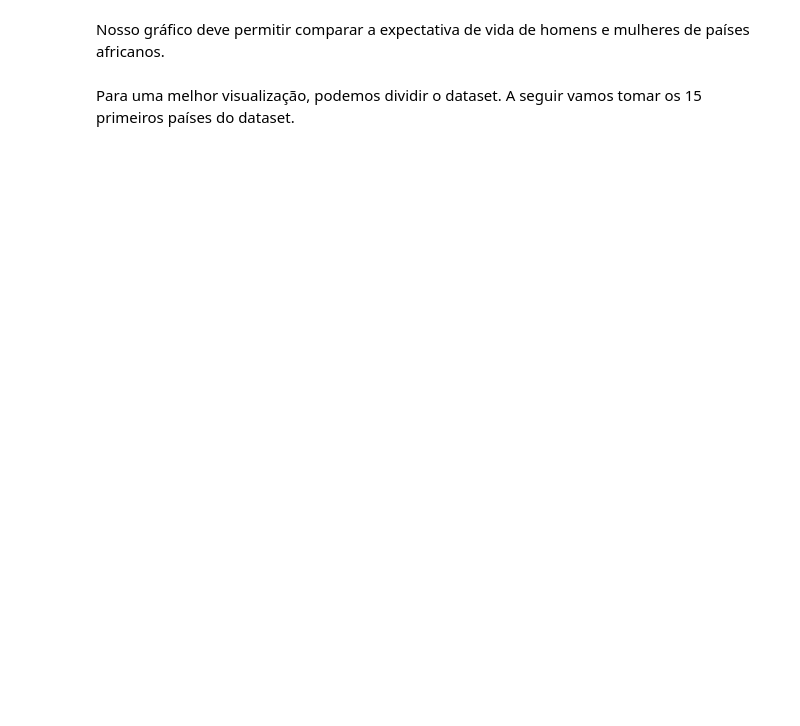
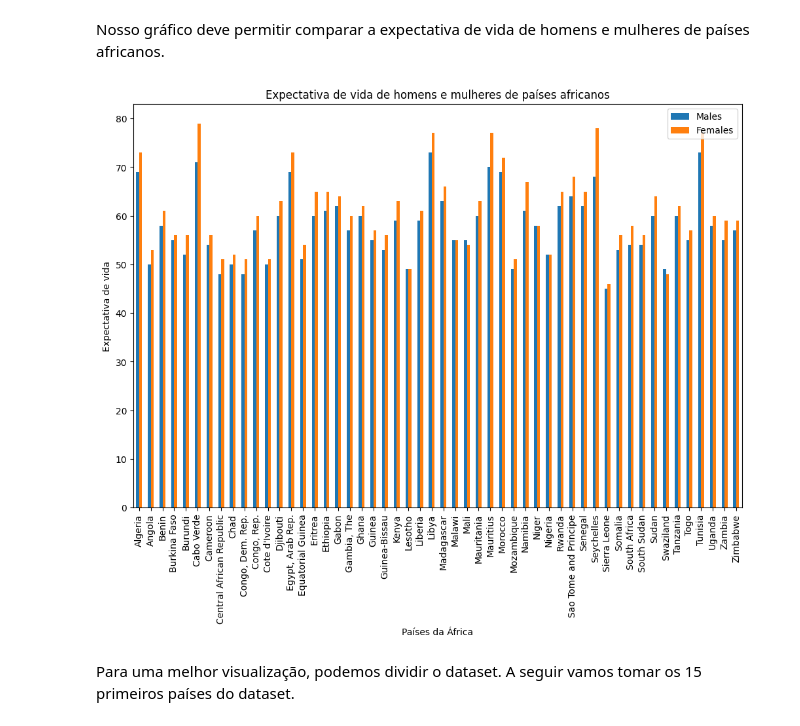
Before and after one commit to UlissesJunior/XMAC02-MetodosMatematicosAnaliseDados, a Jupyter notebook: Notebooks/Aula10 - Plotagem de Gráficos 2/Aula010a.ipynb, the cells around one changed output. Cells and saved outputs as stored; diff of their text form; code cells hidden in the pictures; blank space fills up the shorter version.

```diff
--- a/Notebooks/Aula10 - Plotagem de Gráficos 2/Aula010a.ipynb
+++ b/Notebooks/Aula10 - Plotagem de Gráficos 2/Aula010a.ipynb
@@ -8,3 +8,6 @@ import matplotlib.pyplot as plt
 import seaborn as sns
 # %% [markdown]
 Vamos agora utilizar o dataset LifeExpectancy para criar um gráfico de barras.
+# %%
+df = pd.read_csv('lifeExpectancy.csv')
+df.head()
@@ -11,4 +21,13 @@ Vamos agora utilizar o dataset LifeExpectancy para criar um gráfico de barras.
 # %% [markdown]
 Nosso gráfico deve permitir comparar a expectativa de vida de homens e mulheres de países africanos.
+# %%
+plt.rcParams['figure.figsize'] = [12, 8]
+df.plot(x='Countries', kind='bar', stacked=False)
+plt.title('Expectativa de vida de homens e mulheres de países africanos')
+plt.xlabel('Países da África')
+plt.ylabel('Expectativa de vida')
+plt.show()
+# %% [output]
+[figure, added]
 # %% [markdown]
 Para uma melhor visualização, podemos dividir o dataset. A seguir vamos tomar os 15 primeiros países do dataset.
```
Also changed, not shown: parts of 2 cells of this notebook.
